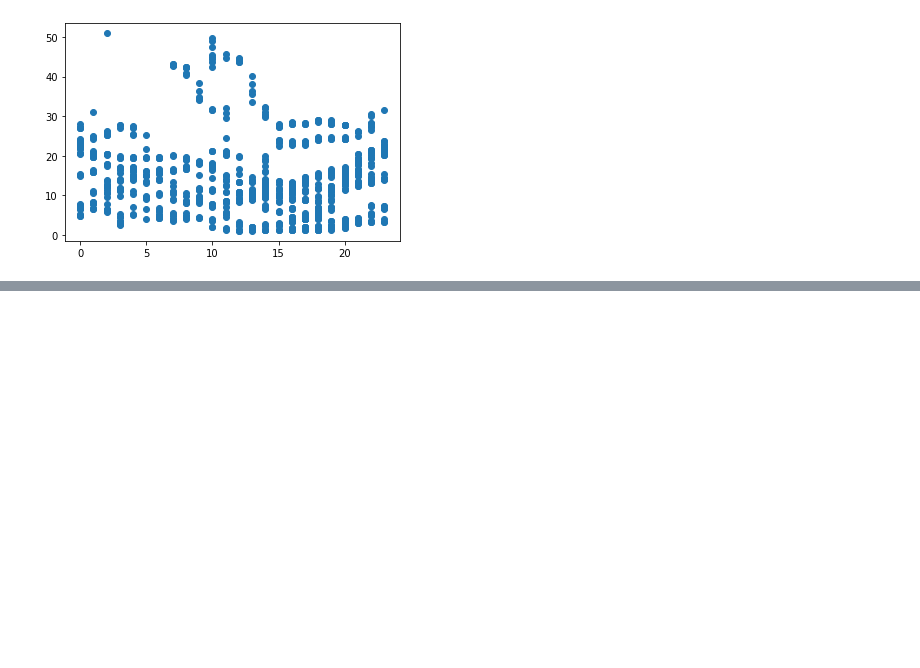
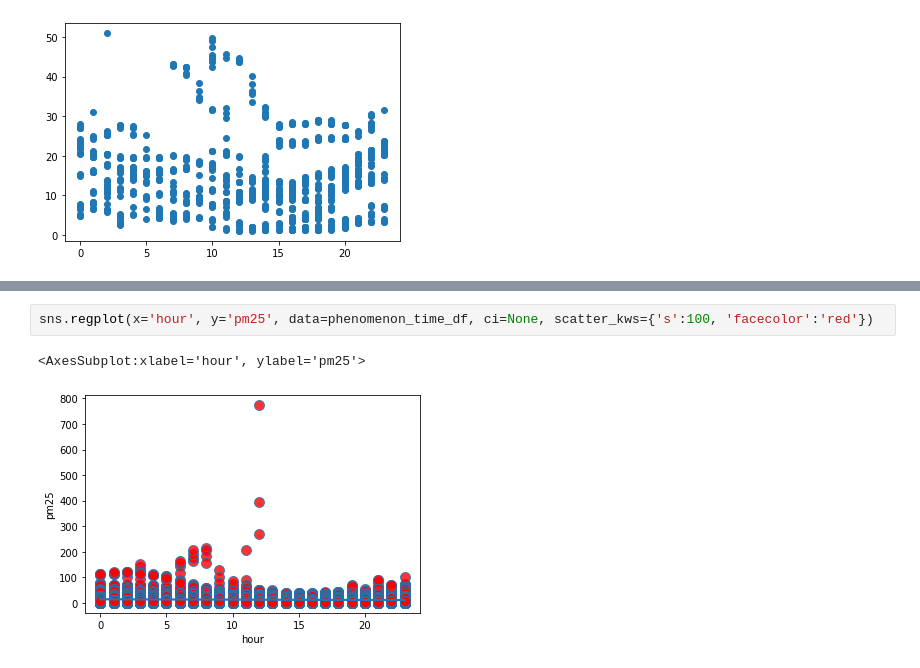
Before and after one commit to art1k20/MatMod, a Jupyter notebook: lab1/lab1.ipynb, the cells around one changed output, grey strips where cells are left out. Drawn from its saved outputs; the diff is of its cells as text; blank space fills up the shorter version.

```diff
--- a/lab1/lab1.ipynb
+++ b/lab1/lab1.ipynb
@@ -196,0 +338,5 @@ plt.show()
+# %%
+sns.regplot(x='hour', y='pm25', data=phenomenon_time_df, ci=None, scatter_kws={'s':100, 'facecolor':'red'})
+# %% [output]
+<AxesSubplot:xlabel='hour', ylabel='pm25'>
+[figure, added]
```
Also changed, not shown: parts of 18 cells of this notebook.
